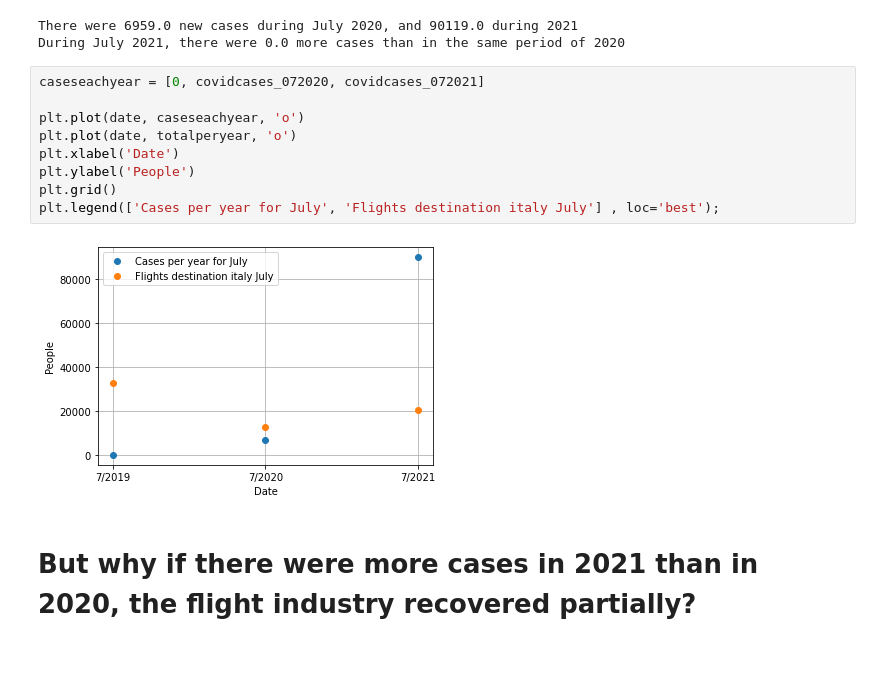
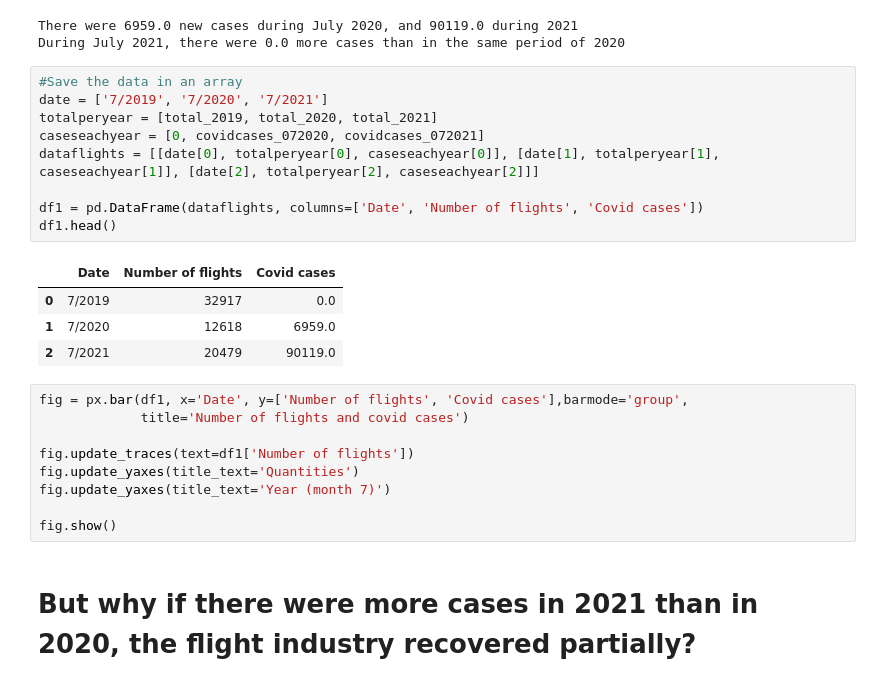
Before and after one commit to daanvanderk/TIL6010-LabAssignments, a Jupyter notebook: Project/Question 7.ipynb, the cells around one changed output. Drawn from its saved outputs; the diff is of its cells as text; blank space fills up the shorter version.

```diff
--- a/Project/Question 7.ipynb
+++ b/Project/Question 7.ipynb
@@ -159,17 +160,29 @@ print(f'During July 2021, there were {covidcases_072021-covidcases_072021} more
 # %% [output]
 There were 6959.0 new cases during July 2020, and 90119.0 during 2021
 During July 2021, there were 0.0 more cases than in the same period of 2020
-# %%
-caseseachyear = [0, covidcases_072020, covidcases_072021]
-
-plt.plot(date, caseseachyear, 'o')
-plt.plot(date, totalperyear, 'o')
-plt.xlabel('Date')
-plt.ylabel('People')
-plt.grid()
-plt.legend(['Cases per year for July', 'Flights destination italy July'] , loc='best');
-# %% [output]
-[figure, removed]
+# %%
+#Save the data in an array
+date = ['7/2019', '7/2020', '7/2021']
+totalperyear = [total_2019, total_2020, total_2021]
+caseseachyear = [0, covidcases_072020, covidcases_072021]
+dataflights = [[date[0], totalperyear[0], caseseachyear[0]], [date[1], totalperyear[1], caseseachyear[1]], [date[2], totalperyear[2], caseseachyear[2]]]
+
+df1 = pd.DataFrame(dataflights, columns=['Date', 'Number of flights', 'Covid cases'])
+df1.head()
+# %% [output]
+|  | Date | Number of flights | Covid cases |
+| 0 | 7/2019 | 32917 | 0.0 |
+| 1 | 7/2020 | 12618 | 6959.0 |
+| 2 | 7/2021 | 20479 | 90119.0 |
+# %%
+fig = px.bar(df1, x='Date', y=['Number of flights', 'Covid cases'],barmode='group',
+             title='Number of flights and covid cases')
+
+fig.update_traces(text=df1['Number of flights'])
+fig.update_yaxes(title_text='Quantities')
+fig.update_yaxes(title_text='Year (month 7)')
+
+fig.show()
 # %% [markdown]
 # But why if there were more cases in 2021 than in 2020, the flight industry recovered partially?
 # %%
```
Also changed, not shown: parts of 9 cells of this notebook.
